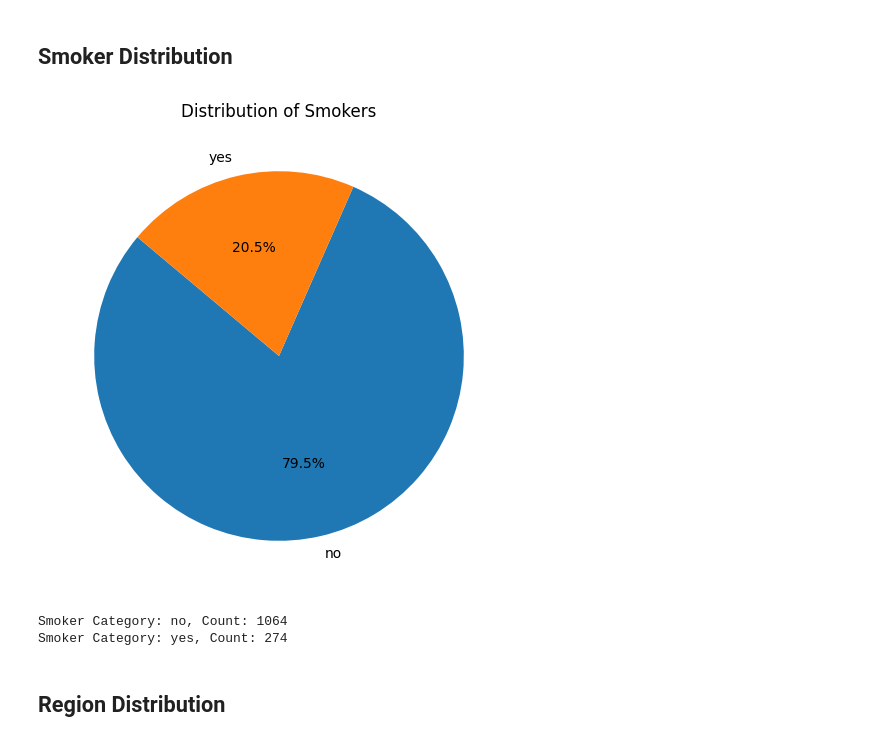
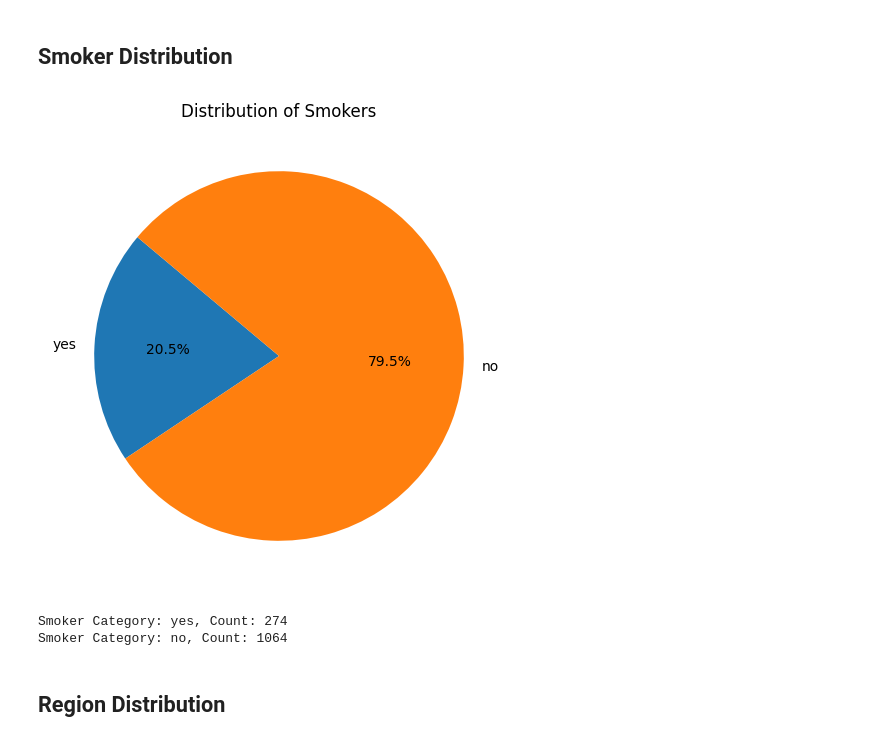
Before and after one commit to pavloskhetab/Codecademy-Data-Scientist-Analytics, a Jupyter notebook: us-medical-insurance-costs.ipynb, the cells around one changed output. Drawn from its saved outputs; the diff is of its cells as text; code cells hidden in the pictures.

Commit message:
Done Smokers and charges comparison

```diff
--- a/us-medical-insurance-costs.ipynb
+++ b/us-medical-insurance-costs.ipynb
@@ -556,26 +556,28 @@ Total Children: 1338
 # %% [markdown]
 ## Smoker Distribution
 # %%
+from collections import Counter
+
 # Count the occurrences of each category in 'smoker'
-smoker_category, smoker_count = zip(*sorted(Counter(smoker).items()))
+smoker_counts = Counter(smoker)
 
 # Create a pie chart
-plt.figure(figsize = (6, 6))  # Set the figure size
-plt.pie(smoker_count, labels = smoker_category, autopct = '%1.1f%%', startangle = 140)
+plt.figure(figsize=(6, 6))  # Set the figure size
+plt.pie(smoker_counts.values(), labels=smoker_counts.keys(), autopct='%1.1f%%', startangle=140)
 
 # Add a title
 plt.title('Distribution of Smokers')
 
 # Show the chart
 plt.show()
 
 # Print each category and its count
-for smoker_category, smoker_count in zip(smoker_category, smoker_count):
-    print(f'Smoker Category: {smoker_category}, Count: {smoker_count}')
+for category, count in smoker_counts.items():
+    print(f'Smoker Category: {category}, Count: {count}')
 # %% [output]
-[figure, old version]
+[figure, new version]
+Smoker Category: yes, Count: 274
 Smoker Category: no, Count: 1064
-Smoker Category: yes, Count: 274
 # %% [markdown]
 ## Region Distribution
 # %%
```
Also changed, not shown: parts of 3 cells of this notebook.
